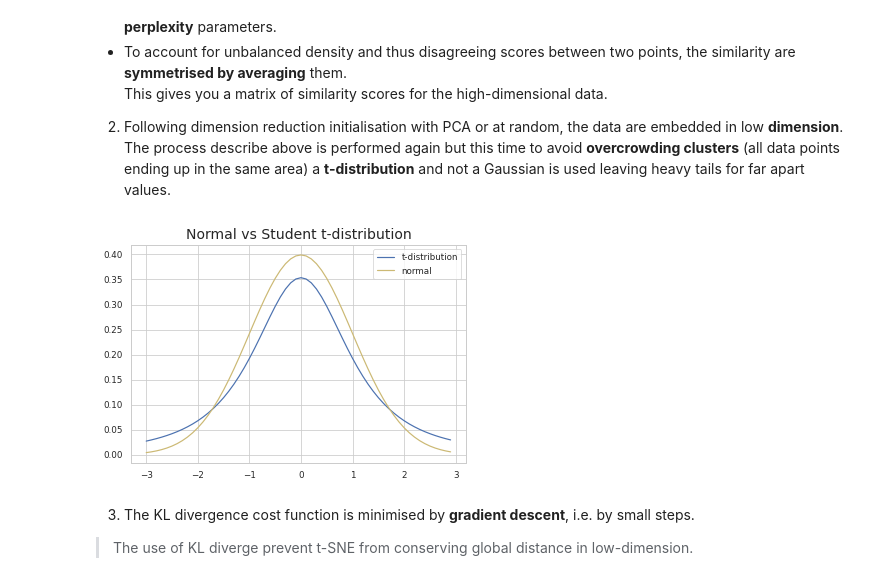
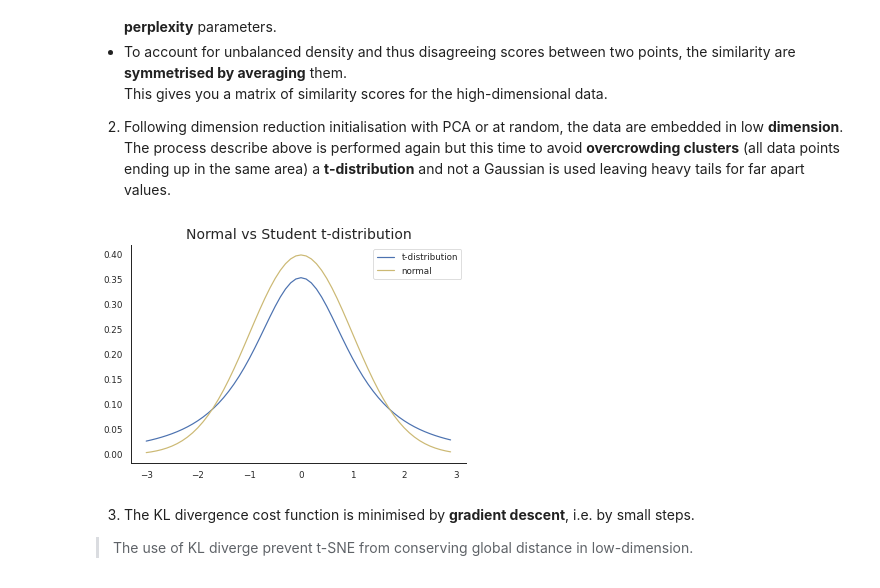
Before and after one commit to Marie-anneMawhin/blog, a Jupyter notebook: _notebooks/2021-01-29-parametric_UMAP_blog.ipynb, the cells around one changed output. Cells and saved outputs as stored; diff of their text form; code cells hidden in the pictures.

Commit message:
change plot to white

```diff
--- a/_notebooks/2021-01-29-parametric_UMAP_blog.ipynb
+++ b/_notebooks/2021-01-29-parametric_UMAP_blog.ipynb
@@ -100,15 +100,19 @@ This gives you a matrix of similarity scores for the high-dimensional data.
 2. Following dimension reduction initialisation with PCA or at random, the data are embedded in low **dimension**. The process describe above is performed again but this time to avoid **overcrowding clusters** (all data points ending up in the same area) a **t-distribution** and not a Gaussian is used leaving heavy tails for far apart values.
 # %%
 #hide_input
+sns.set_style('white')
 x1 = np.arange(-3, 3, 0.1)
 
 plt.plot(x1, t(2).pdf(x1))
 plt.plot(x1, norm.pdf(x1), c='y')
 plt.legend(['t-distribution', 'normal'])
 plt.title('Normal vs Student t-distribution', fontsize=14)
+
+sns.despine()
+
 plt.show()
 # %% [output]
-[figure, old version]
+[figure, new version]
 # %% [markdown]
 
 
```
